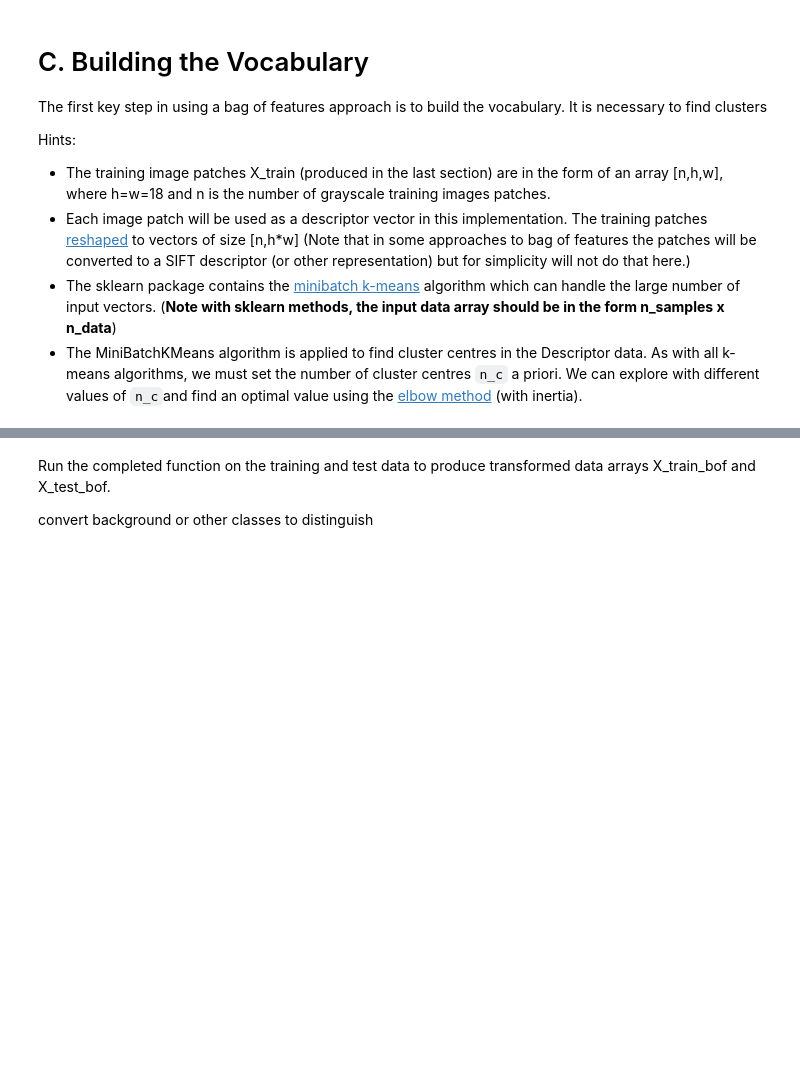
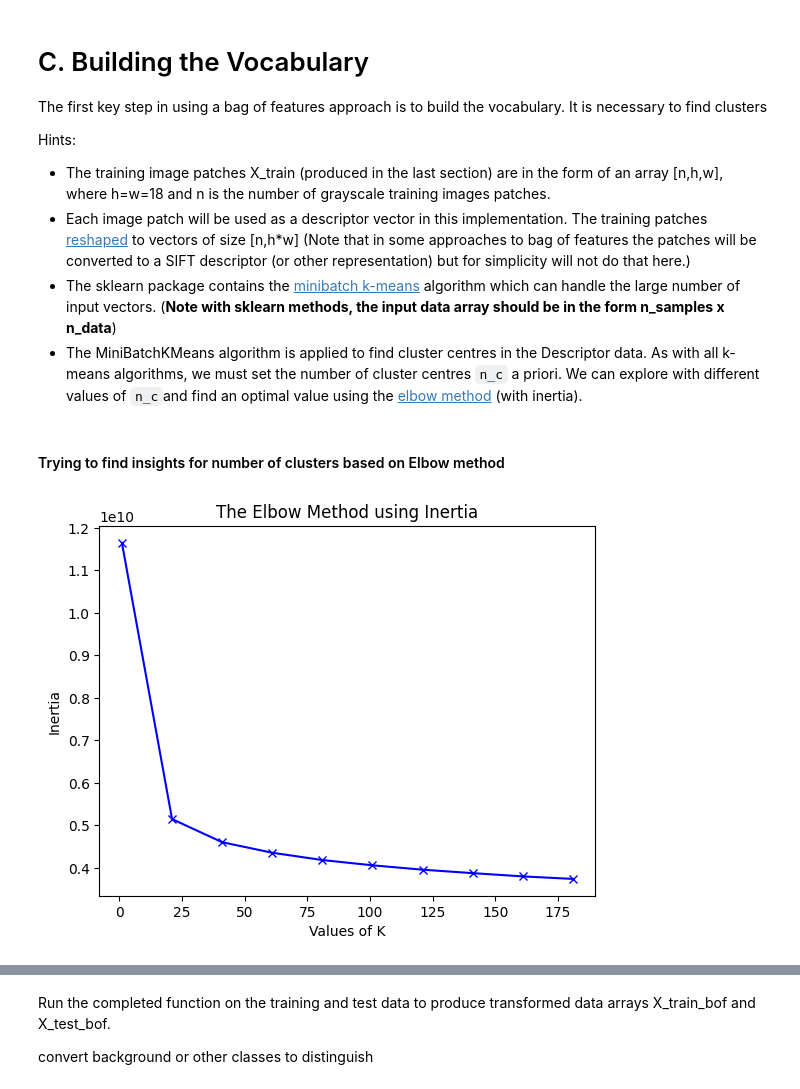
Before and after one commit to sprince0031/UL_Masters, a Jupyter notebook: SEM_1/CE6021-Machine_Vision/Lab_9_BoF.ipynb, the cells around one changed output, grey strips where cells are left out. Cells and saved outputs as stored; diff of their text form; code cells hidden in the pictures; blank space fills up the shorter version.

```diff
--- a/SEM_1/CE6021-Machine_Vision/Lab_9_BoF.ipynb
+++ b/SEM_1/CE6021-Machine_Vision/Lab_9_BoF.ipynb
@@ -290,3 +275,44 @@ Hints:
 * Each image patch will be used as a descriptor vector in this implementation. The training patches [reshaped](https://numpy.org/doc/stable/reference/generated/numpy.reshape.html) to vectors of size [n,h*w] (Note that in some approaches to bag of features the patches will be converted to a SIFT descriptor (or other representation) but for simplicity will not do that here.)
 * The sklearn package contains the [minibatch k-means](https://scikit-learn.org/stable/modules/generated/sklearn.cluster.MiniBatchKMeans.html ) algorithm which can handle the large number of input vectors. (**Note with sklearn methods, the input data array should be in the form n_samples x n_data**)
 * The MiniBatchKMeans algorithm is applied to find cluster centres in the Descriptor data. As with all k-means algorithms, we must set the number of cluster centres `n_c` a priori. We can explore with different values of `n_c`and find an optimal value using the [elbow method](https://www.geeksforgeeks.org/elbow-method-for-optimal-value-of-k-in-kmeans/) (with inertia).
+# %%
+#  Find Cluster Centers
+
+n, w, h = np.shape(X_train)
+# reshaped X_train array
+X_train_res = np.reshape(X_train, (n, h*w))
+X_train_res = np.random.permutation(X_train_res)
+# %% [markdown]
+#### Trying to find insights for number of clusters based on Elbow method
+# %%
+from sklearn.cluster import KMeans
+from sklearn import metrics
+from scipy.spatial.distance import cdist
+
+distortions = []
+inertias = []
+mapping1 = {}
+mapping2 = {}
+K = range(1, 200, 20)
+
+for k in K:
+    # Building and fitting the model
+    kmeanModel = KMeans(n_clusters=k).fit(X_train_res)
+    kmeanModel.fit(X_train_res)
+
+    distortions.append(sum(np.min(cdist(X_train_res, kmeanModel.cluster_centers_,
+                                        'euclidean'), axis=1)) / X_train_res.shape[0])
+    inertias.append(kmeanModel.inertia_)
+
+    mapping1[k] = sum(np.min(cdist(X_train_res, kmeanModel.cluster_centers_,
+                                   'euclidean'), axis=1)) / X_train_res.shape[0]
+    mapping2[k] = kmeanModel.inertia_
+
+
+plt.plot(K, inertias, 'bx-')
+plt.xlabel('Values of K')
+plt.ylabel('Inertia')
+plt.title('The Elbow Method using Inertia')
+plt.show()
+# %% [output]
+[figure, added]
```
Also changed, not shown: parts of 17 cells of this notebook.
